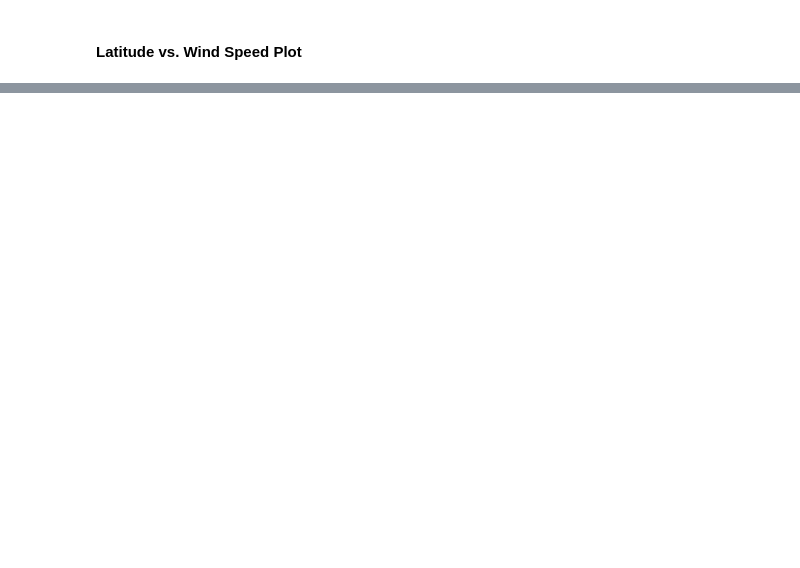
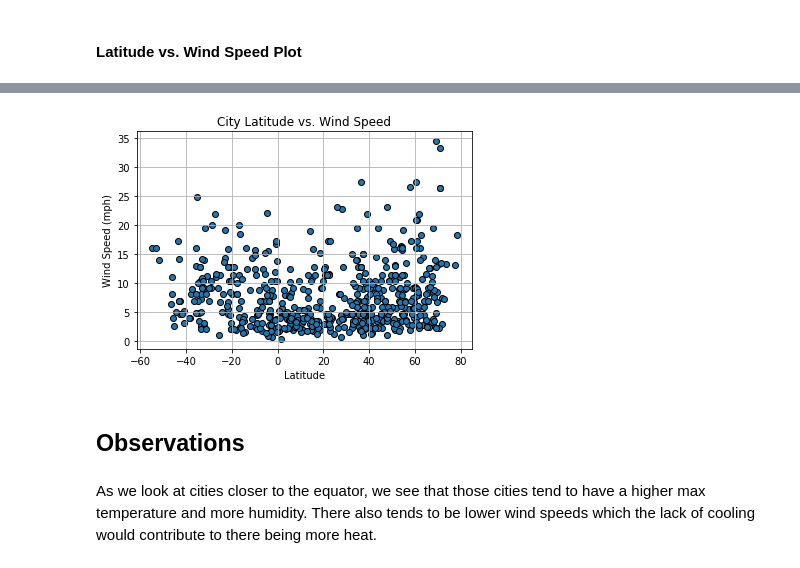
Before and after one commit to phamkdaniel/06-Python-APIs, a Jupyter notebook: WeatherPy.ipynb, the cells around one changed output, grey strips where cells are left out. Cells and saved outputs as stored; diff of their text form; code cells hidden in the pictures; blank space fills up the shorter version.

```diff
--- a/WeatherPy.ipynb
+++ b/WeatherPy.ipynb
@@ -151,0 +211,23 @@ dtype: int64
+# %%
+# create figure
+fig, ax = plt.subplots()
+
+# plot points
+ax.scatter(city_data_df['Lat'], city_data_df['Wind Speed'], edgecolor='k')
+
+# set title and x, y labels
+plt.title('City Latitude vs. Wind Speed')
+ax.set_xlabel('Latitude')
+ax.set_ylabel('Wind Speed (mph)')
+
+# set grid
+plt.grid()
+
+# show figure
+plt.show()
+# %% [output]
+[figure, added]
+# %% [markdown]
+## Observations
+# %% [markdown]
+As we look at cities closer to the equator, we see that those cities tend to have a higher max temperature and more humidity. There also tends to be lower wind speeds which the lack of cooling would contribute to there being more heat.
```
Also changed, not shown: parts of 16 cells of this notebook.
